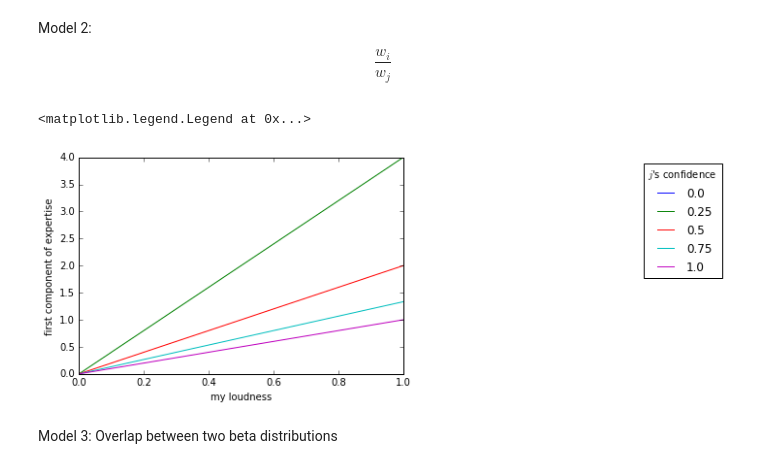
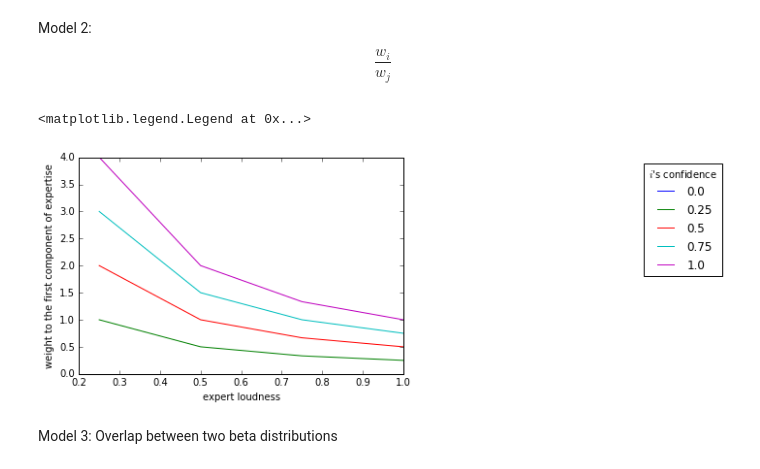
Before and after one commit to chri4354/kerosene_cans, a Jupyter notebook: model.ipynb, the cells around one changed output. Saved outputs shown, nothing was run; the diff lists cells and outputs as text; code cells hidden in the pictures.

```diff
--- a/model.ipynb
+++ b/model.ipynb
@@ -38,0 +50,20 @@ plt.legend(w_i, title="$i$'s confidence", bbox_to_anchor=(1, 1, 1, 0))
+# %%
+from mpl_toolkits.mplot3d import Axes3D
+from matplotlib import cm
+fig = plt.figure(figsize=(10,10))
+
+w_i = np.linspace(0,1,50) # my loudness
+w_j = np.linspace(0,1,50) # expert loudness
+belief_diff = np.linspace(-1,1,9)
+
+for i,bd in enumerate(belief_diff):
+    ax = fig.add_subplot(3,3,i+1, projection='3d')
+    x, y = np.meshgrid(w_i, w_j, indexing='ij')
+    z = np.abs(x - y) * bd
+    surf = ax.plot_surface(x, y, z, rstride=1, cstride=1, cmap=cm.coolwarm,
+                           linewidth=0, antialiased=False)
+    plt.title('belief difference: %.2f' % bd)
+    ax.set_xlabel('loudness i')
+    ax.set_ylabel('loudness j')
+    ax.set_zlabel('first component')
+    plt.tight_layout()
@@ -42,16 +75,16 @@ Model 2:
 \frac{w_i}{ w_j}
 \end{equation}
 # %%
-for j,v in enumerate(w_j):
-    x = np.abs(w_i / w_j[j])
-    plt.plot(w_i, x)
-    plt.xlabel('my loudness')
-    plt.ylabel('first component of expertise')
+for i,v in enumerate(w_i):
+    w = np.abs(w_i[i] / w_j)
+    plt.plot(w_j, w)
+    plt.xlabel('expert loudness')
+    plt.ylabel('weight to the first component of expertise')
 
-plt.legend(w_j, title="$j$'s confidence", bbox_to_anchor=(1, 1, 1, 0))
+plt.legend(w_i, title="$i$'s confidence", bbox_to_anchor=(1, 1, 1, 0))
 # %% [output]
 <matplotlib.legend.Legend at 0x...>
-[figure, old version]
+[figure, new version]
 # %% [markdown]
 Model 3: Overlap between two beta distributions
 # %%
```
Also changed, not shown: parts of 3 cells of this notebook.
